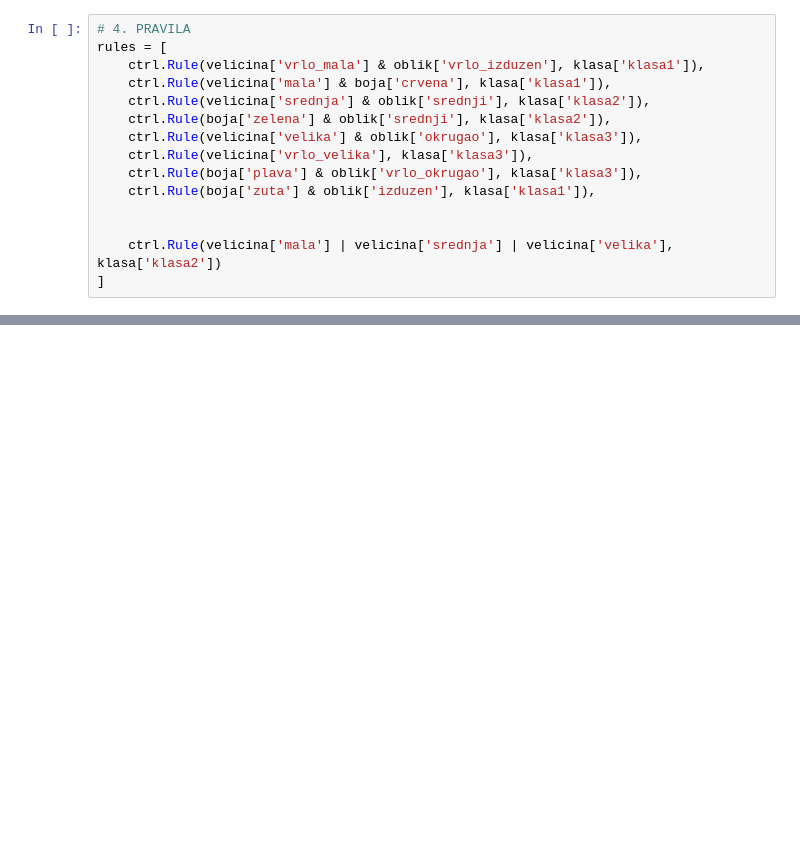
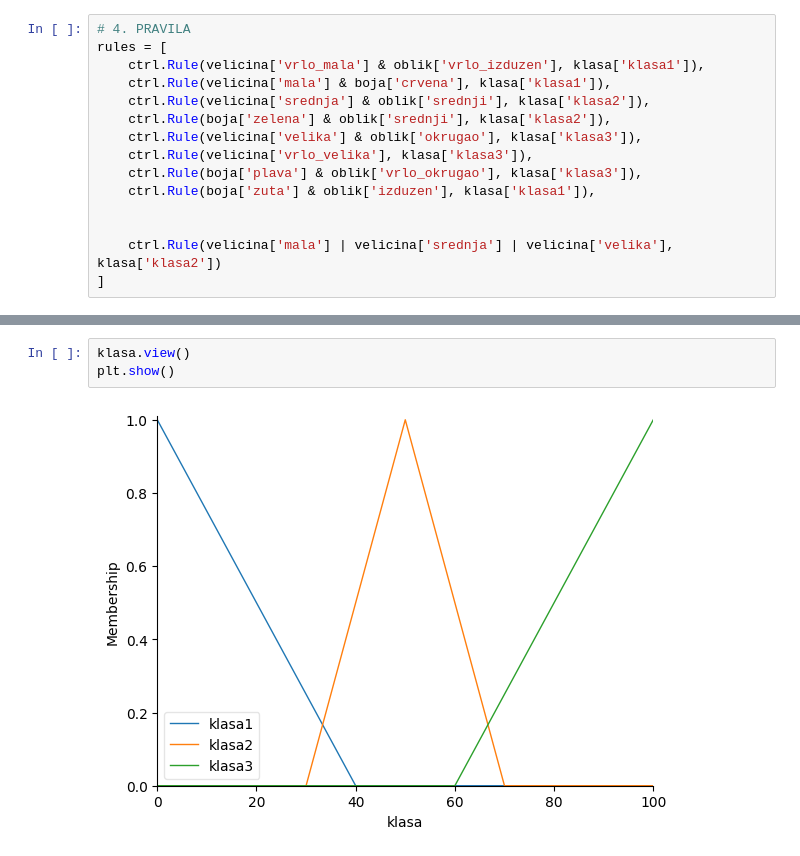
Before and after one commit to lvidak/UUI_projekt, a Jupyter notebook: UUI_projekt.ipynb, the cells around one changed output, grey strips where cells are left out. Drawn from its saved outputs; the diff is of its cells as text; blank space fills up the shorter version.

```diff
--- a/UUI_projekt.ipynb
+++ b/UUI_projekt.ipynb
@@ -87,0 +104,5 @@ ctrl_system = ctrl.ControlSystem(rules)
+# %%
+klasa.view()
+plt.show()
+# %% [output]
+[figure, added]
```
Also changed, not shown: parts of 5 cells of this notebook.
